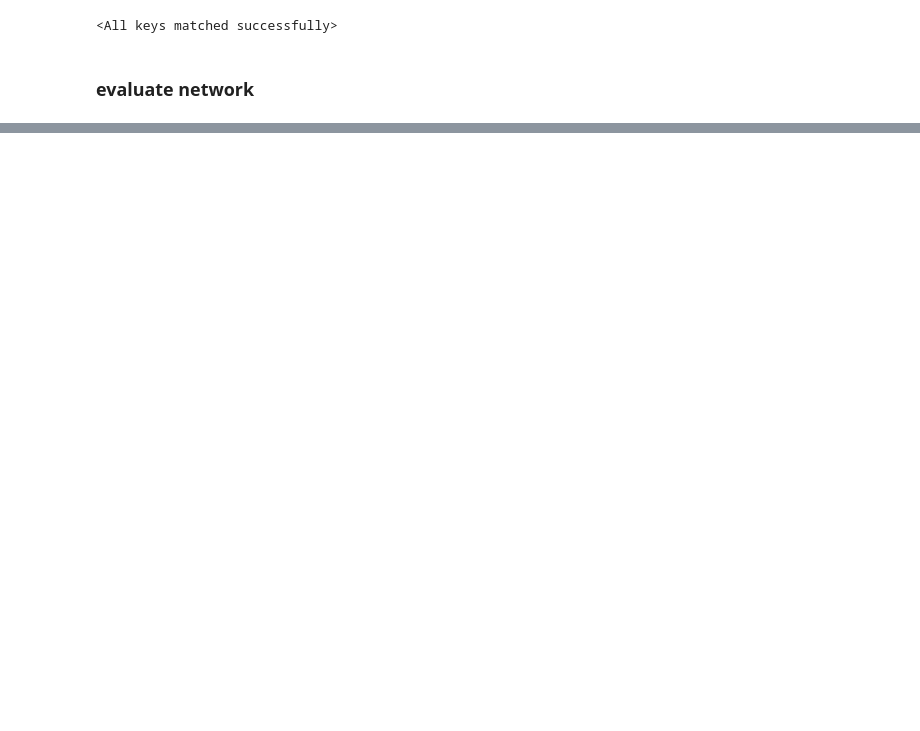
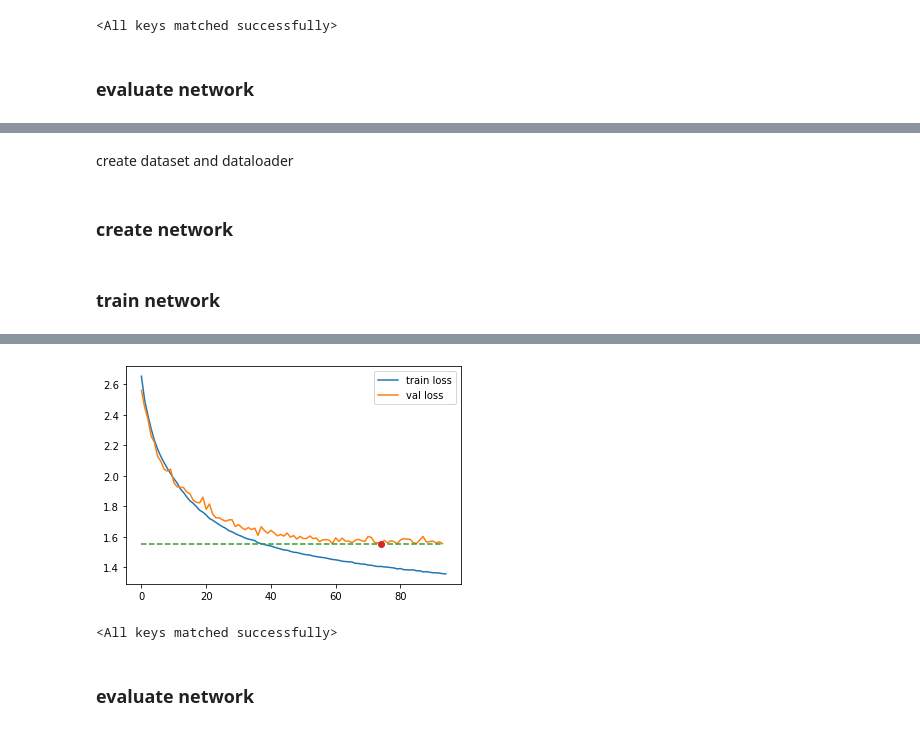
Before and after one commit to gourarushi/Character-Trajectory, a Jupyter notebook: project/CharacterTrajectories_Patches.ipynb, the cells around one changed output, grey strips where cells are left out. Saved outputs shown, nothing was run; the diff lists cells and outputs as text; code cells hidden in the pictures; blank space fills up the shorter version.

```diff
--- a/project/CharacterTrajectories_Patches.ipynb
+++ b/project/CharacterTrajectories_Patches.ipynb
@@ -488,0 +475,3 @@ weighted avg     0.9618    0.9608    0.9606       715
+# %%
+fused_train_inputs = fuse(latentPatch_train_inputs, clustFitPatch_train_inputs)
+fused_test_inputs = fuse(latentPatch_test_inputs, clustFitPatch_test_inputs)
@@ -488,0 +488,49 @@ weighted avg     0.9618    0.9608    0.9606       715
+# %%
+class Net(nn.Module):
+    def __init__(self):
+        super(Net, self).__init__()
+        # 1 input channels, 6 output channels, row convolution kernel of size 3
+        self.conv1 = nn.Conv1d(1, 8, 3)
+        self.conv2 = nn.Conv1d(8, 16, 3)
+        self.conv3 = nn.Conv1d(16, 32, 3)
+        # an affine operation: y = Wx + b
+        self.fc1 = nn.Linear(3028, 20)
+
+    def forward(self, x):
+        x1 = x[:,:,:768]
+        x2 = x[:,:,-20:]
+        # output given by : math.floor((inp-(k-1)-1)/s+1)
+        x = F.max_pool1d(F.relu(self.conv1(x1)), 2)
+        x = F.max_pool1d(F.relu(self.conv2(x)), 2)
+        x = F.max_pool1d(F.relu(self.conv3(x)), 2)
+        x = x.view(-1, self.num_flat_features(x))
+        x2 = x2.view(-1, self.num_flat_features(x2))
+        x = torch.cat((x,x2),dim=1)
+        x = self.fc1(x)
+        return x
+
+    def num_flat_features(self, x):
+        size = x.size()[1:]  # all dimensions except the batch dimension
+        num_features = 1
+        for s in size:
+            num_features *= s
+        return num_features
+# %% [markdown]
+create dataset and dataloader
+# %%
+train_loader, val_loader, test_loader = data_f.createLoaders( fused_train_inputs, patch_train_labels,
+                                                              fused_test_inputs, patch_test_labels,
+                                                              batch_size=32)
+# %% [markdown]
+### create network
+# %%
+net4 = Net().to(device)
+
+optimizer = optim.SGD(net4.parameters(), lr=0.001, momentum=0.9)
+# %% [markdown]
+### train network
+# %%
+best_params = network_f.trainNet(net4,criterion,optimizer, scheduler,
+                                  train_loader, val_loader,
+                                  epochs=150, earlyStopping=20)
+# %% [output]
@@ -488,0 +544,7 @@ weighted avg     0.9618    0.9608    0.9606       715
+[figure, added]
+# %%
+net4.load_state_dict(best_params)
+# %% [output]
+<All keys matched successfully>
+# %% [markdown]
+### evaluate network
```
Also changed, not shown: parts of 20 cells of this notebook.
